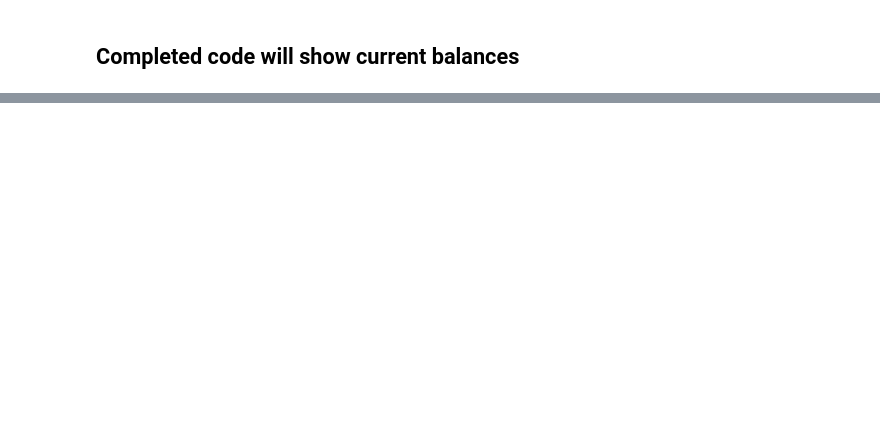
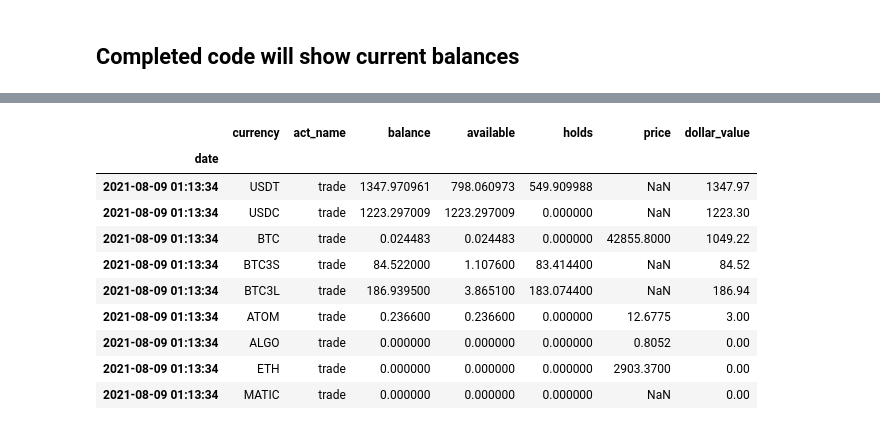
Before and after one commit to lukewbecker/algo-trading-training, a Jupyter notebook: kucoin_balance.ipynb, the cells around one changed output, grey strips where cells are left out. Drawn from its saved outputs; the diff is of its cells as text; code cells hidden in the pictures; blank space fills up the shorter version.

```diff
--- a/kucoin_balance.ipynb
+++ b/kucoin_balance.ipynb
@@ -447,0 +869,14 @@ holdings
+# %%
+kukoin_append()
+# %% [output]
+|  | currency | act_name | balance | available | holds | price | dollar_value |
+| date |  |  |  |  |  |  |  |
+| 2021-08-09 01:13:34 | USDT | trade | 1347.970961 | 798.060973 | 549.909988 | NaN | 1347.97 |
+| 2021-08-09 01:13:34 | USDC | trade | 1223.297009 | 1223.297009 | 0.000000 | NaN | 1223.30 |
+| 2021-08-09 01:13:34 | BTC | trade | 0.024483 | 0.024483 | 0.000000 | 42855.8000 | 1049.22 |
+| 2021-08-09 01:13:34 | BTC3S | trade | 84.522000 | 1.107600 | 83.414400 | NaN | 84.52 |
+| 2021-08-09 01:13:34 | BTC3L | trade | 186.939500 | 3.865100 | 183.074400 | NaN | 186.94 |
+| 2021-08-09 01:13:34 | ATOM | trade | 0.236600 | 0.236600 | 0.000000 | 12.6775 | 3.00 |
+| 2021-08-09 01:13:34 | ALGO | trade | 0.000000 | 0.000000 | 0.000000 | 0.8052 | 0.00 |
+| 2021-08-09 01:13:34 | ETH | trade | 0.000000 | 0.000000 | 0.000000 | 2903.3700 | 0.00 |
+| 2021-08-09 01:13:34 | MATIC | trade | 0.000000 | 0.000000 | 0.000000 | NaN | 0.00 |
```
Also changed, not shown: parts of 23 cells of this notebook, 4 other files.
